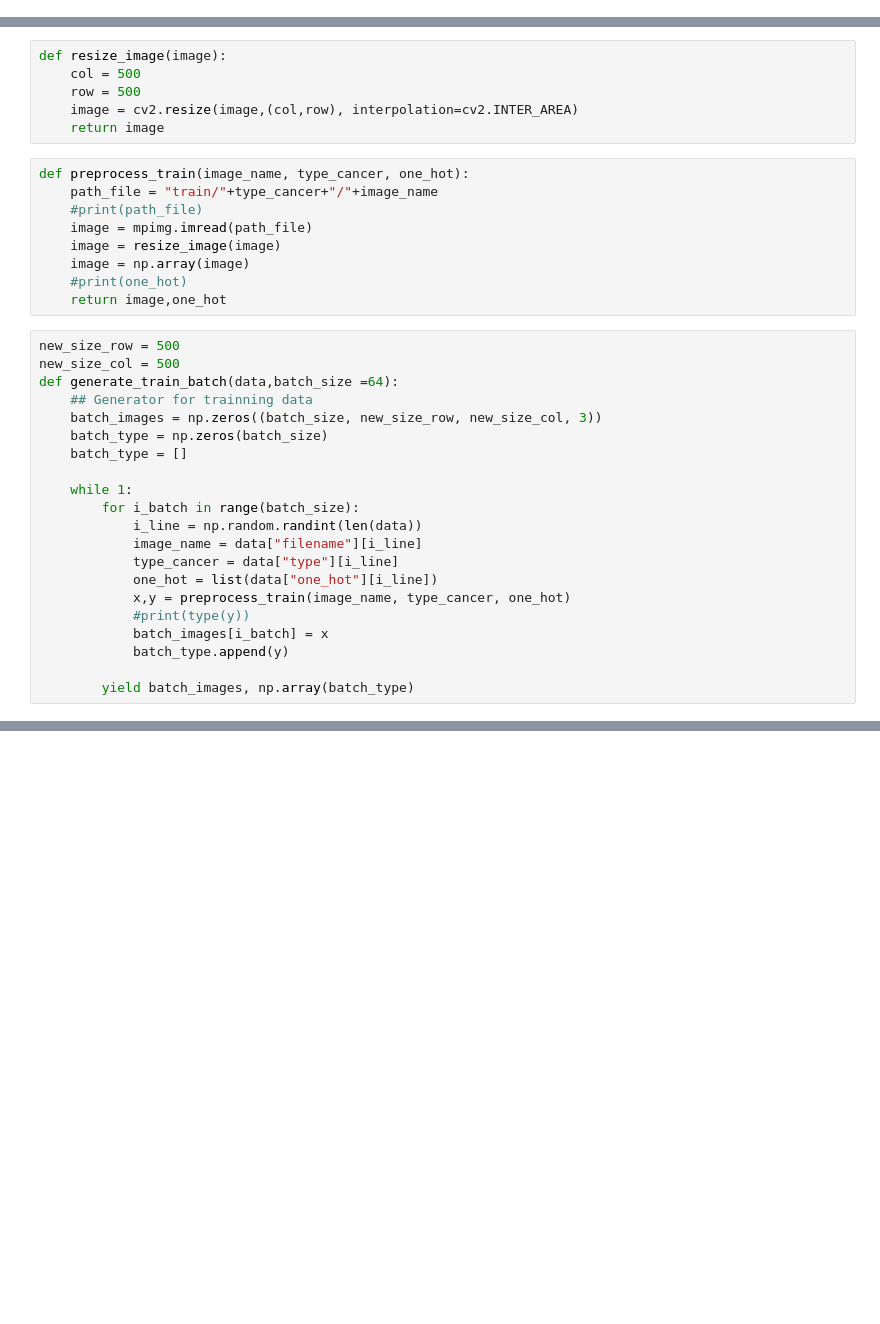
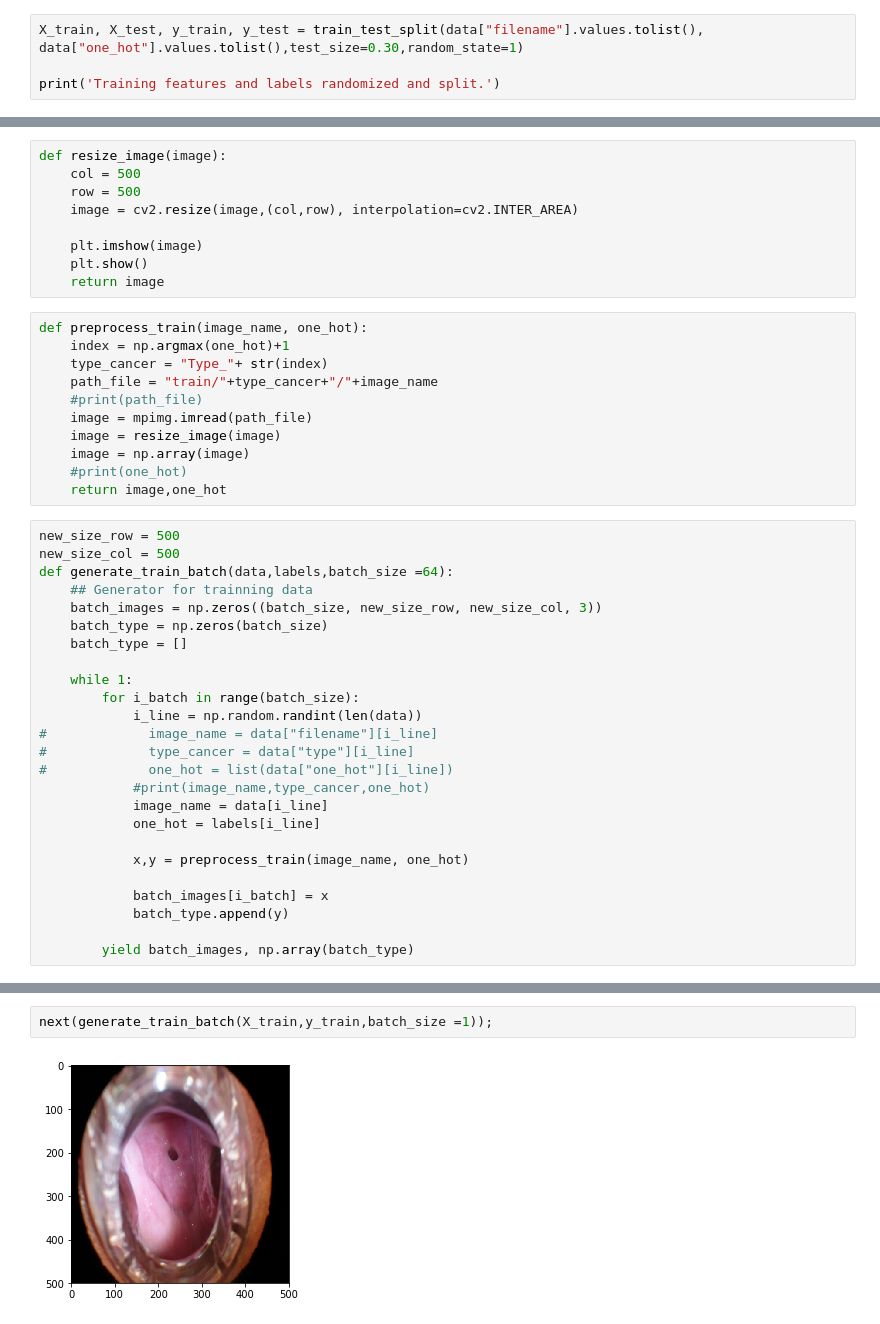
Before and after one commit to citlaligm/cancer_screening, a Jupyter notebook: generator.ipynb, the cells around one changed output, grey strips where cells are left out. Cells and saved outputs as stored; diff of their text form; blank space fills up the shorter version.

```diff
--- a/generator.ipynb
+++ b/generator.ipynb
@@ -55,0 +44,4 @@ Name: one_hot, dtype: object
+# %%
+X_train, X_test, y_train, y_test = train_test_split(data["filename"].values.tolist(), data["one_hot"].values.tolist(),test_size=0.30,random_state=1)
+
+print('Training features and labels randomized and split.')
@@ -58,9 +62,14 @@ def resize_image(image):
     col = 500
     row = 500
     image = cv2.resize(image,(col,row), interpolation=cv2.INTER_AREA)
+
+    plt.imshow(image)
+    plt.show()
     return image
 # %%
-def preprocess_train(image_name, type_cancer, one_hot):
+def preprocess_train(image_name, one_hot):
+    index = np.argmax(one_hot)+1
+    type_cancer = "Type_"+ str(index)
     path_file = "train/"+type_cancer+"/"+image_name
     #print(path_file)
     image = mpimg.imread(path_file)
@@ -71,7 +80,7 @@ def preprocess_train(image_name, type_cancer, one_hot):
 # %%
 new_size_row = 500
 new_size_col = 500
-def generate_train_batch(data,batch_size =64):
+def generate_train_batch(data,labels,batch_size =64):
     ## Generator for trainning data
     batch_images = np.zeros((batch_size, new_size_row, new_size_col, 3))
     batch_type = np.zeros(batch_size)
@@ -80,11 +89,15 @@ def generate_train_batch(data,batch_size =64):
     while 1:
         for i_batch in range(batch_size):
             i_line = np.random.randint(len(data))
-            image_name = data["filename"][i_line]
-            type_cancer = data["type"][i_line]
-            one_hot = list(data["one_hot"][i_line])
-            x,y = preprocess_train(image_name, type_cancer, one_hot)
-            #print(type(y))
+#             image_name = data["filename"][i_line]
+#             type_cancer = data["type"][i_line]
+#             one_hot = list(data["one_hot"][i_line])
+            #print(image_name,type_cancer,one_hot)
+            image_name = data[i_line]
+            one_hot = labels[i_line]
+
+            x,y = preprocess_train(image_name, one_hot)
+
             batch_images[i_batch] = x
             batch_type.append(y)
 
@@ -96,3 +130,7 @@ def generate_train_batch(data,batch_size =64):
+# %%
+next(generate_train_batch(X_train,y_train,batch_size =1));
+# %% [output]
+[figure, added]
 # %%
 n_nodes_hl1 = 500
 n_nodes_hl2 = 500
```
Also changed, not shown: parts of 8 cells of this notebook.
